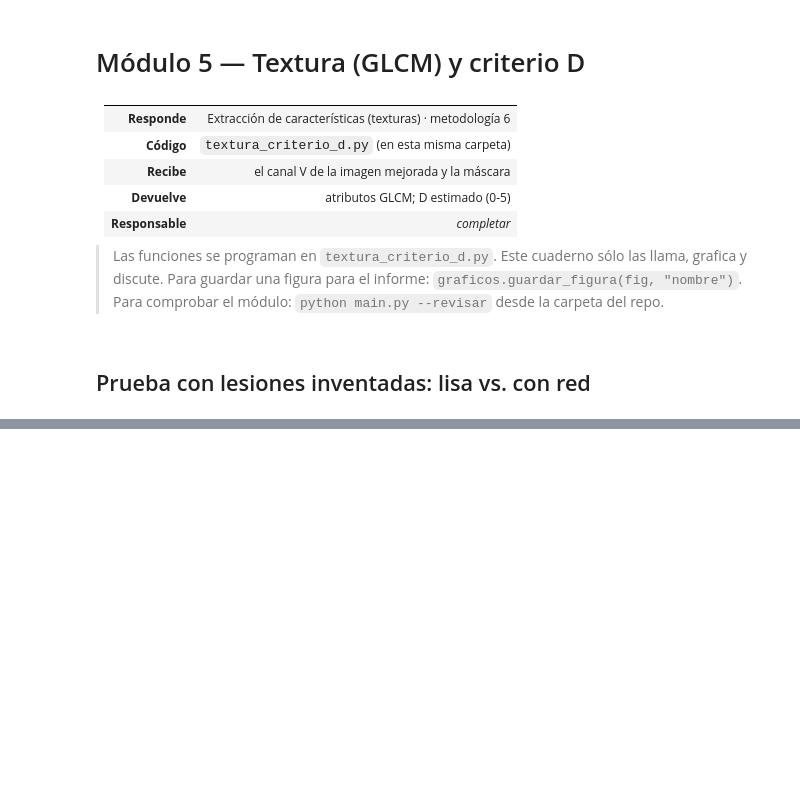
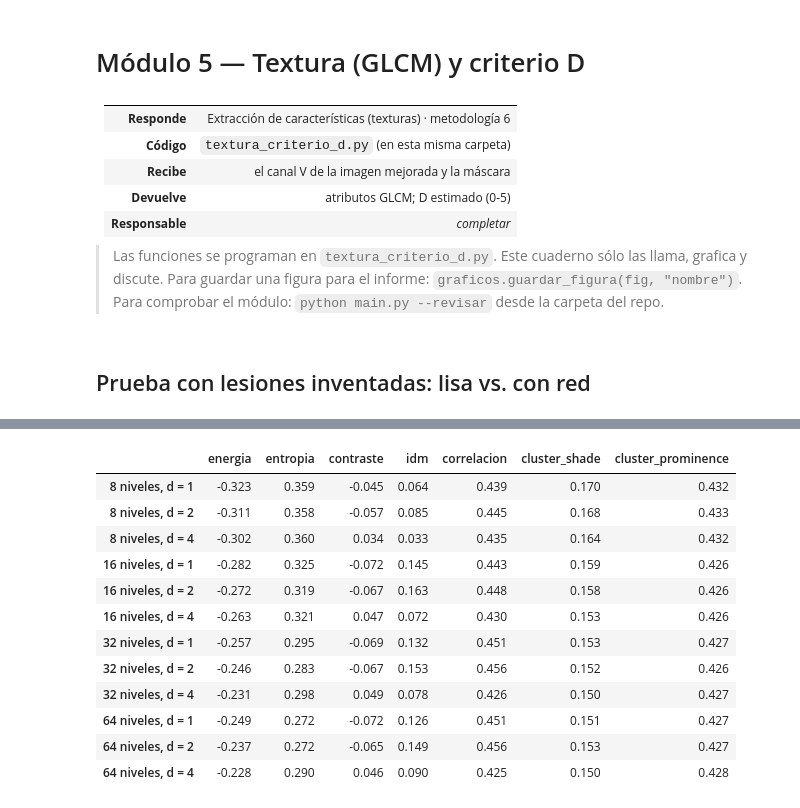
Before and after one commit to facortega/PSIB2026Q2-TPI-Grupo02-CassanoNieto-DElia-Ortega, a Jupyter notebook: modulos/m5_textura_criterio_d/textura_criterio_d.ipynb, the cells around one changed output, grey strips where cells are left out. Cells and saved outputs as stored; diff of their text form; code cells hidden in the pictures; blank space fills up the shorter version.

```diff
--- a/modulos/m5_textura_criterio_d/textura_criterio_d.ipynb
+++ b/modulos/m5_textura_criterio_d/textura_criterio_d.ipynb
@@ -52,0 +37,6 @@ rugosa, _ = lesion_de_prueba.generar_lesion(semilla=7, textura=0.6)
+# %%
+lisa, info = lesion_de_prueba.generar_lesion(semilla=7, textura=0)
+rugosa, _ = lesion_de_prueba.generar_lesion(semilla=7, textura=0.6)
+v = lambda x: mejoramiento.a_hsv(x)[..., 2]
+pd.DataFrame([textura_criterio_d.atributos_glcm(v(lisa), info["mascara"]),
+              textura_criterio_d.atributos_glcm(v(rugosa), info["mascara"])], index=["lisa", "rugosa"]).round(3)
@@ -52,0 +54,35 @@ rugosa, _ = lesion_de_prueba.generar_lesion(semilla=7, textura=0.6)
+# %%
+from scipy import stats
+
+filas = []
+for nombre in carga_de_datos.nombres("entrenamiento"):
+    caso = carga_de_datos.cargar_caso(nombre)
+    img, _, _ = mejoramiento.mejorar(caso.imagen)
+    v = mejoramiento.a_hsv(img)[..., 2]
+    fila = {"nombre": nombre, "D_derm": caso.d_dermatologo, "diagnostico": caso.diagnostico, "sospechosa": caso.sospechosa}
+    for niveles in (8, 16, 32, 64):
+        for distancia in (1, 2, 4):
+            for k, x in textura_criterio_d.atributos_glcm(v, caso.mascara_ref, distancia, niveles).items():
+                fila[f"{niveles}_{distancia}_{k}"] = x
+    filas.append(fila)
+exploracion = pd.DataFrame(filas)
+
+# Spearman de cada atributo con D para cada combinación de niveles y distancia
+rho = pd.DataFrame({f"{n} niveles, d = {d}": {k: stats.spearmanr(exploracion[f"{n}_{d}_{k}"], exploracion["D_derm"]).statistic
+                                              for k in textura_criterio_d.ATRIBUTOS}
+                    for n in (8, 16, 32, 64) for d in (1, 2, 4)}).T
+rho.round(3)
+# %% [output]
+|  | energia | entropia | contraste | idm | correlacion | cluster_shade | cluster_prominence |
+| 8 niveles, d = 1 | -0.323 | 0.359 | -0.045 | 0.064 | 0.439 | 0.170 | 0.432 |
+| 8 niveles, d = 2 | -0.311 | 0.358 | -0.057 | 0.085 | 0.445 | 0.168 | 0.433 |
+| 8 niveles, d = 4 | -0.302 | 0.360 | 0.034 | 0.033 | 0.435 | 0.164 | 0.432 |
+| 16 niveles, d = 1 | -0.282 | 0.325 | -0.072 | 0.145 | 0.443 | 0.159 | 0.426 |
+| 16 niveles, d = 2 | -0.272 | 0.319 | -0.067 | 0.163 | 0.448 | 0.158 | 0.426 |
+| 16 niveles, d = 4 | -0.263 | 0.321 | 0.047 | 0.072 | 0.430 | 0.153 | 0.426 |
+| 32 niveles, d = 1 | -0.257 | 0.295 | -0.069 | 0.132 | 0.451 | 0.153 | 0.427 |
+| 32 niveles, d = 2 | -0.246 | 0.283 | -0.067 | 0.153 | 0.456 | 0.152 | 0.426 |
+| 32 niveles, d = 4 | -0.231 | 0.298 | 0.049 | 0.078 | 0.426 | 0.150 | 0.427 |
+| 64 niveles, d = 1 | -0.249 | 0.272 | -0.072 | 0.126 | 0.451 | 0.151 | 0.427 |
+| 64 niveles, d = 2 | -0.237 | 0.272 | -0.065 | 0.149 | 0.456 | 0.153 | 0.427 |
+| 64 niveles, d = 4 | -0.228 | 0.290 | 0.046 | 0.090 | 0.425 | 0.150 | 0.428 |
```
Also changed, not shown: parts of 11 cells of this notebook, 3 other files.
